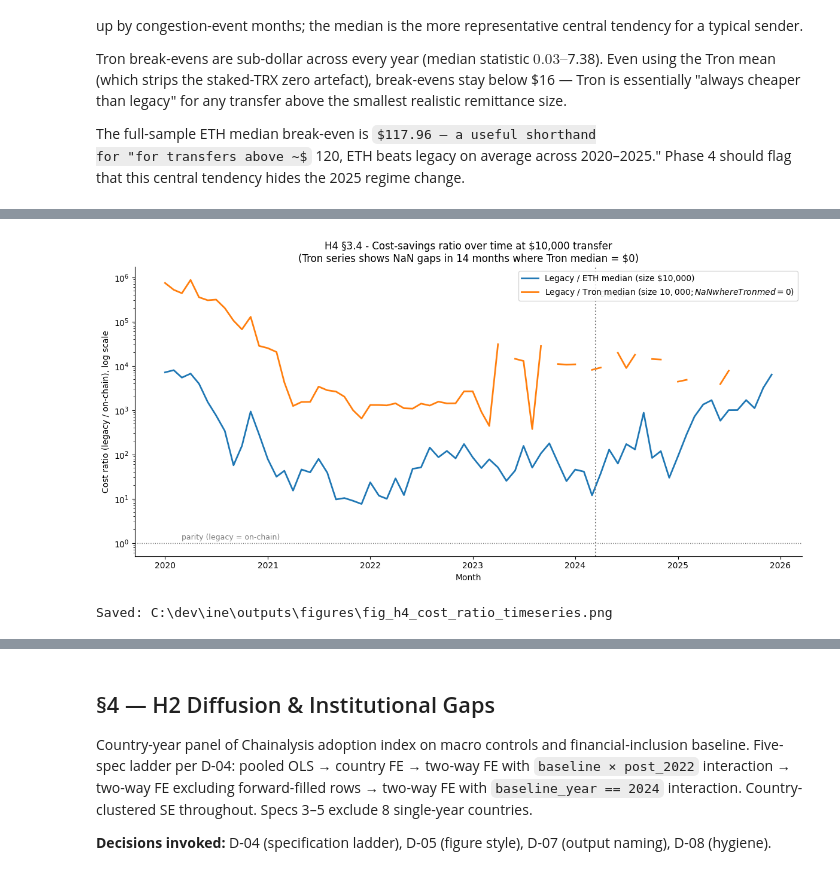
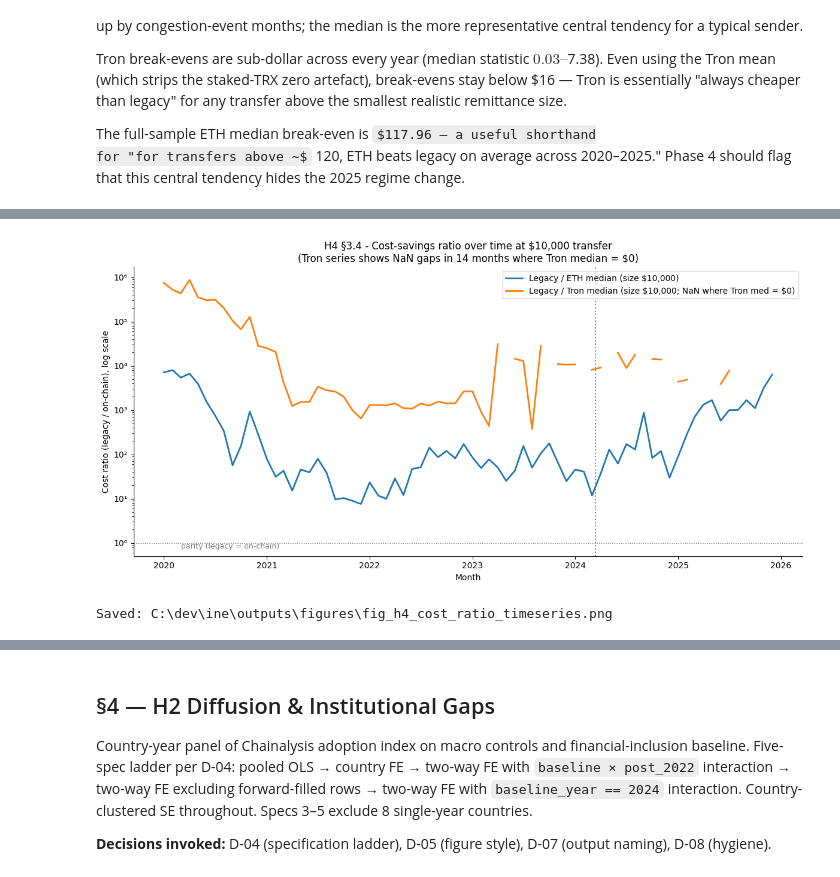
Before and after one commit to IIxoskeletonII/Internet-Network-Economics, a Jupyter notebook: notebooks/03_empirical_analysis.ipynb, the cells around one changed output, grey strips where cells are left out. Cells and saved outputs as stored; diff of their text form; code cells hidden in the pictures; some formulas as TeX source.

```diff
--- a/notebooks/03_empirical_analysis.ipynb
+++ b/notebooks/03_empirical_analysis.ipynb
@@ -3077,24 +3139,24 @@ savings_rows = []
 for size in [200, 10_000]:
     sub = h4.groupby('year').agg(
         n_months=('month', 'count'),
-        eth_savings_median=(f'ratio_eth_med_{size}', 'median'),
-        tron_savings_median=(f'ratio_tron_med_{size}', 'median'),
+        eth_savings_ratio_median=(f'ratio_eth_med_{size}', 'median'),
+        tron_savings_ratio_median=(f'ratio_tron_med_{size}', 'median'),
         tron_nan_months=(f'ratio_tron_med_{size}', lambda s: int(s.isna().sum())),
     ).reset_index()
     sub.insert(0, 'size_usd', size)
     savings_rows.append(sub)
 
 savings = pd.concat(savings_rows, ignore_index=True)
-for c in ('eth_savings_median', 'tron_savings_median'):
+for c in ('eth_savings_ratio_median', 'tron_savings_ratio_median'):
     savings[c] = savings[c].round(2)
 
-print("§3.4 Year-by-year savings (median ratio legacy/on-chain)")
+print("§3.4 Year-by-year savings RATIO (median of monthly legacy/on-chain ratios)")
 print("=" * 70)
 print(savings.to_string(index=False))
 print(f"\n  Tron median = $0 in {n_tron_nan}/72 months -> NaN ratio (CONTINUATION CHANGE 5)")
 
-savings.to_csv(TBL_DIR / 'tbl_h4_savings_by_year.csv', index=False)
-with open(TBL_DIR / 'tbl_h4_savings_by_year.tex', 'w', encoding='utf-8') as f:
+savings.to_csv(TBL_DIR / 'tbl_h4_savings_ratio_by_year.csv', index=False)
+with open(TBL_DIR / 'tbl_h4_savings_ratio_by_year.tex', 'w', encoding='utf-8') as f:
     f.write(savings.to_latex(index=False, float_format='%.2f'))
 
 # Time-series at $10,000
@@ -3106,12 +3168,20 @@ ax.plot(h4['month_dt'], h4['ratio_tron_med_10000'],
         color=PALETTE['secondary'], linewidth=2.0,
         label='Legacy / Tron median (size $10,000; NaN where Tron med = $0)')
 ax.axhline(1.0, color=PALETTE['muted'], linestyle=':', linewidth=1.0)
-ax.text(h4['month_dt'].iloc[2], 1.2, 'parity (legacy = on-chain)',
-        color=PALETTE['muted'], fontsize=9)
+ax.annotate('parity (legacy = on-chain)',
+            xy=(h4['month_dt'].iloc[2], 0.02),
+            xycoords=('data', 'axes fraction'),
+            color=PALETTE['muted'], fontsize=9,
+            ha='left', va='bottom')
 DENCUN = pd.Timestamp('2024-03-13')
 ax.axvline(DENCUN, color=PALETTE['muted'], linestyle=':', linewidth=1.5)
-ax.text(DENCUN, ax.get_ylim()[1]*0.4, '  Dencun', color=PALETTE['muted'], fontsize=9)
+ax.annotate('Dencun',
+            xy=(DENCUN, 0.92), xycoords=('data', 'axes fraction'),
+            color=PALETTE['muted'], fontsize=9,
+            ha='left', va='top',
+            xytext=(5, 0), textcoords='offset points')
 ax.set_yscale('log')
+apply_log_tick_formatter(ax, which='y')
 ax.set_ylabel('Cost ratio (legacy / on-chain), log scale')
 ax.set_xlabel('Month')
 ax.set_title(
@@ -3142,6 +3212,6 @@ print(f"\nSaved: {FIG_DIR / 'fig_h4_cost_ratio_timeseries.png'}")
 
   Tron median = $0 in 14/72 months -> NaN ratio (CONTINUATION CHANGE 5)
-[figure, old version]
+[figure, new version]
 Saved: C:\dev\ine\outputs\figures\fig_h4_cost_ratio_timeseries.png
 # %% [markdown]
 **Result.** At $10,000 transfers the legacy / ETH cost-savings ratio swings
```
Also changed, not shown: parts of 20 cells of this notebook, 16 other files.
